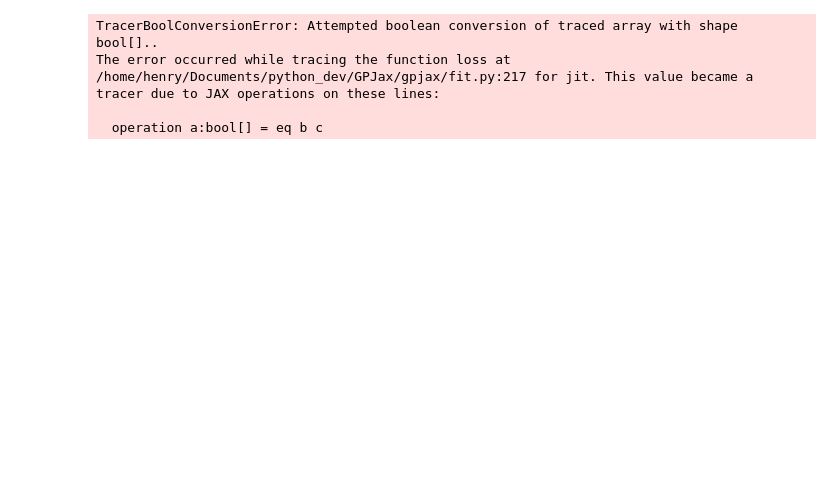
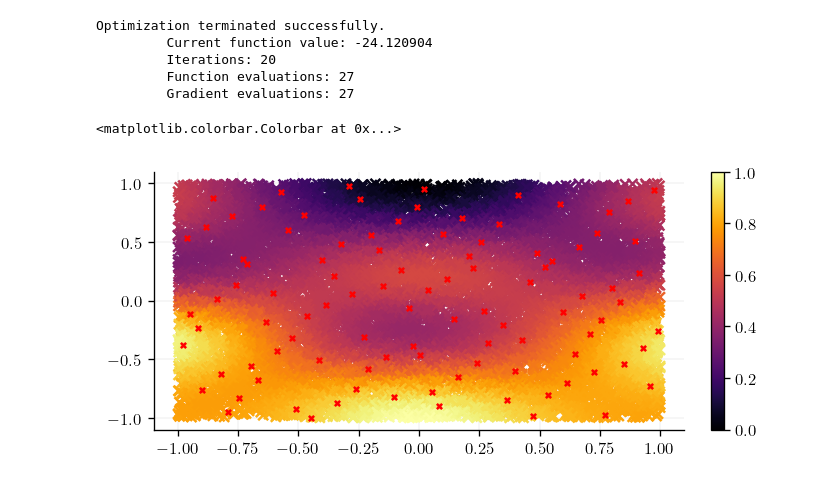
Before and after one commit to JaxGaussianProcesses/GPJax, a Jupyter notebook: docs/examples/OAK.ipynb, the cells around one changed output. Saved outputs shown, nothing was run; the diff lists cells and outputs as text; code cells hidden in the pictures; blank space fills up the shorter version.

```diff
--- a/docs/examples/OAK.ipynb
+++ b/docs/examples/OAK.ipynb
@@ -75,25 +75,28 @@ xtest = jr.uniform(key=key, minval=-1.0, maxval=1.0, shape=(n_test,d))
 # %%
 kernel = gpx.kernels.RBF(lengthscale=jnp.array([1.0, 1.0]))
 meanf = gpx.mean_functions.Zero()
-prior = gpx.Prior(mean_function=meanf, kernel=kernel)
-likelihood = gpx.Gaussian(num_datapoints=D.n, obs_stddev=noise)#.replace_trainable(obs_noise=False)
+prior = gpx.gps.Prior(mean_function=meanf, kernel=kernel)
+likelihood = gpx.likelihoods.Gaussian(num_datapoints=D.n, obs_stddev=noise)#.replace_trainable(obs_noise=False)
 posterior = prior * likelihood
 
 opt_posterior, history = gpx.fit_scipy(
     model=posterior,
     objective=jit(gpx.objectives.ConjugateMLL(negative=True)),
     train_data=D,
 )
 plt.figure()
 mean = opt_posterior.predict(xplot, D).mean()
 plt.scatter(xplot[:,0], xplot[:,1], c=mean)
 plt.scatter(x[:,0], x[:,1], color="red", s=10.0)
 plt.colorbar()
 # %% [output]
-TracerBoolConversionError: Attempted boolean conversion of traced array with shape bool[]..
-The error occurred while tracing the function loss at /home/henry/Documents/python_dev/GPJax/gpjax/fit.py:217 for jit. This value became a tracer due to JAX operations on these lines:
-
-  operation a:bool[] = eq b c
+Optimization terminated successfully.
+         Current function value: -24.120904
+         Iterations: 20
+         Function evaluations: 27
+         Gradient evaluations: 27
+<matplotlib.colorbar.Colorbar at 0x...>
+[figure, added]
 # %%
 
 @dataclass
```
Also changed, not shown: parts of 1 cell of this notebook.
